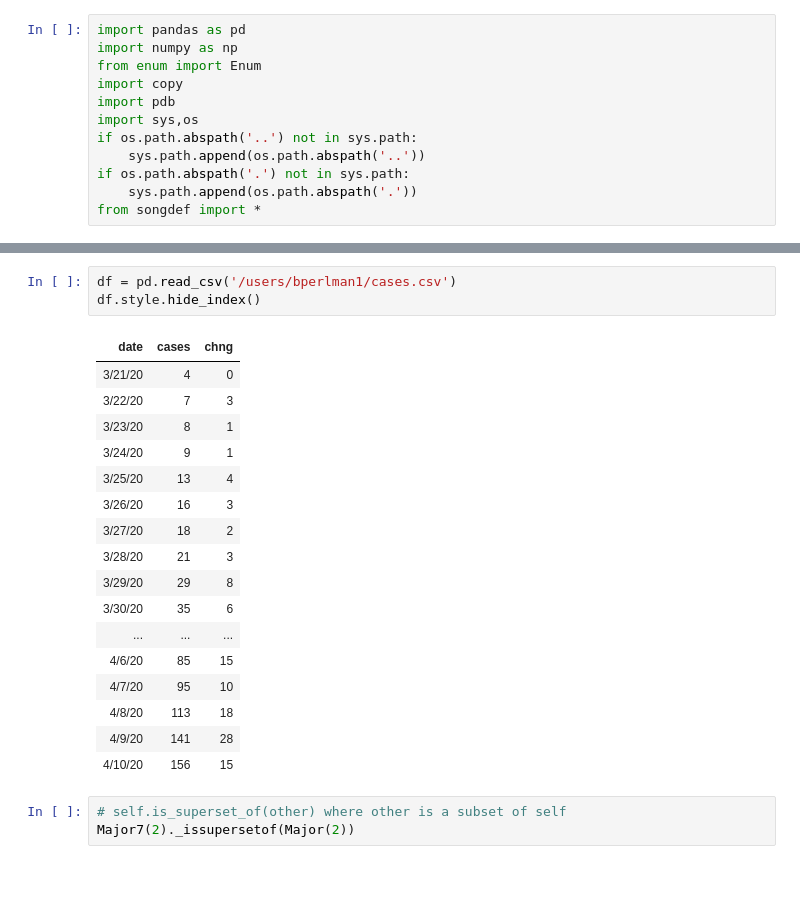
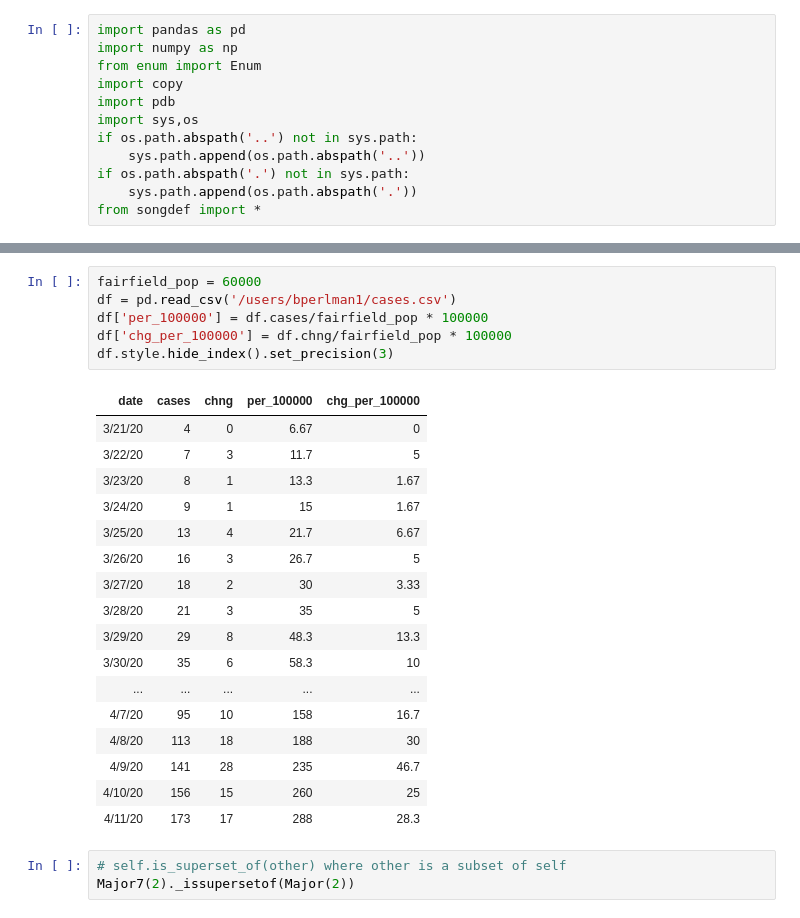
Before and after one commit to bgithub1/songdef, a Jupyter notebook: songdef/songdef.ipynb, the cells around one changed output, grey strips where cells are left out. Cells and saved outputs as stored; diff of their text form; blank space fills up the shorter version.

```diff
--- a/songdef/songdef.ipynb
+++ b/songdef/songdef.ipynb
@@ -33,24 +13,27 @@ dir(df.style)
 # %%
+fairfield_pop = 60000
 df = pd.read_csv('/users/bperlman1/cases.csv')
-df.style.hide_index()
+df['per_100000'] = df.cases/fairfield_pop * 100000
+df['chg_per_100000'] = df.chng/fairfield_pop * 100000
+df.style.hide_index().set_precision(3)
 # %% [output]
-| date | cases | chng |
-| 3/21/20 | 4 | 0 |
-| 3/22/20 | 7 | 3 |
-| 3/23/20 | 8 | 1 |
-| 3/24/20 | 9 | 1 |
-| 3/25/20 | 13 | 4 |
-| 3/26/20 | 16 | 3 |
-| 3/27/20 | 18 | 2 |
-| 3/28/20 | 21 | 3 |
-| 3/29/20 | 29 | 8 |
-| 3/30/20 | 35 | 6 |
-| ... | ... | ... |
-| 4/6/20 | 85 | 15 |
-| 4/7/20 | 95 | 10 |
-| 4/8/20 | 113 | 18 |
-| 4/9/20 | 141 | 28 |
-| 4/10/20 | 156 | 15 |
+| date | cases | chng | per_100000 | chg_per_100000 |
+| 3/21/20 | 4 | 0 | 6.67 | 0 |
+| 3/22/20 | 7 | 3 | 11.7 | 5 |
+| 3/23/20 | 8 | 1 | 13.3 | 1.67 |
+| 3/24/20 | 9 | 1 | 15 | 1.67 |
+| 3/25/20 | 13 | 4 | 21.7 | 6.67 |
+| 3/26/20 | 16 | 3 | 26.7 | 5 |
+| 3/27/20 | 18 | 2 | 30 | 3.33 |
+| 3/28/20 | 21 | 3 | 35 | 5 |
+| 3/29/20 | 29 | 8 | 48.3 | 13.3 |
+| 3/30/20 | 35 | 6 | 58.3 | 10 |
+| ... | ... | ... | ... | ... |
+| 4/7/20 | 95 | 10 | 158 | 16.7 |
+| 4/8/20 | 113 | 18 | 188 | 30 |
+| 4/9/20 | 141 | 28 | 235 | 46.7 |
+| 4/10/20 | 156 | 15 | 260 | 25 |
+| 4/11/20 | 173 | 17 | 288 | 28.3 |
 # %%
 # self.is_superset_of(other) where other is a subset of self
 Major7(2)._issupersetof(Major(2))
```
Also changed, not shown: parts of 1 cell of this notebook.
